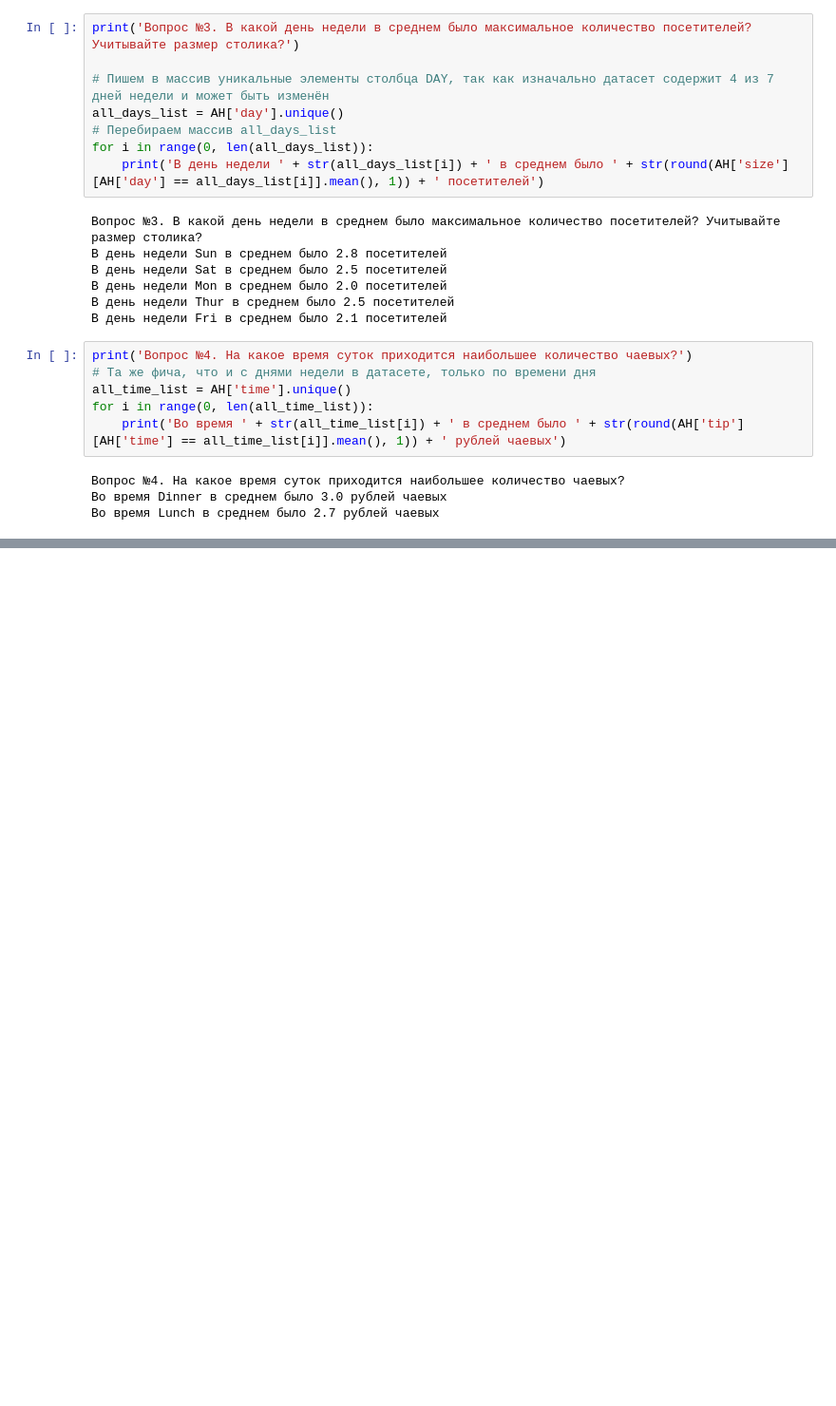
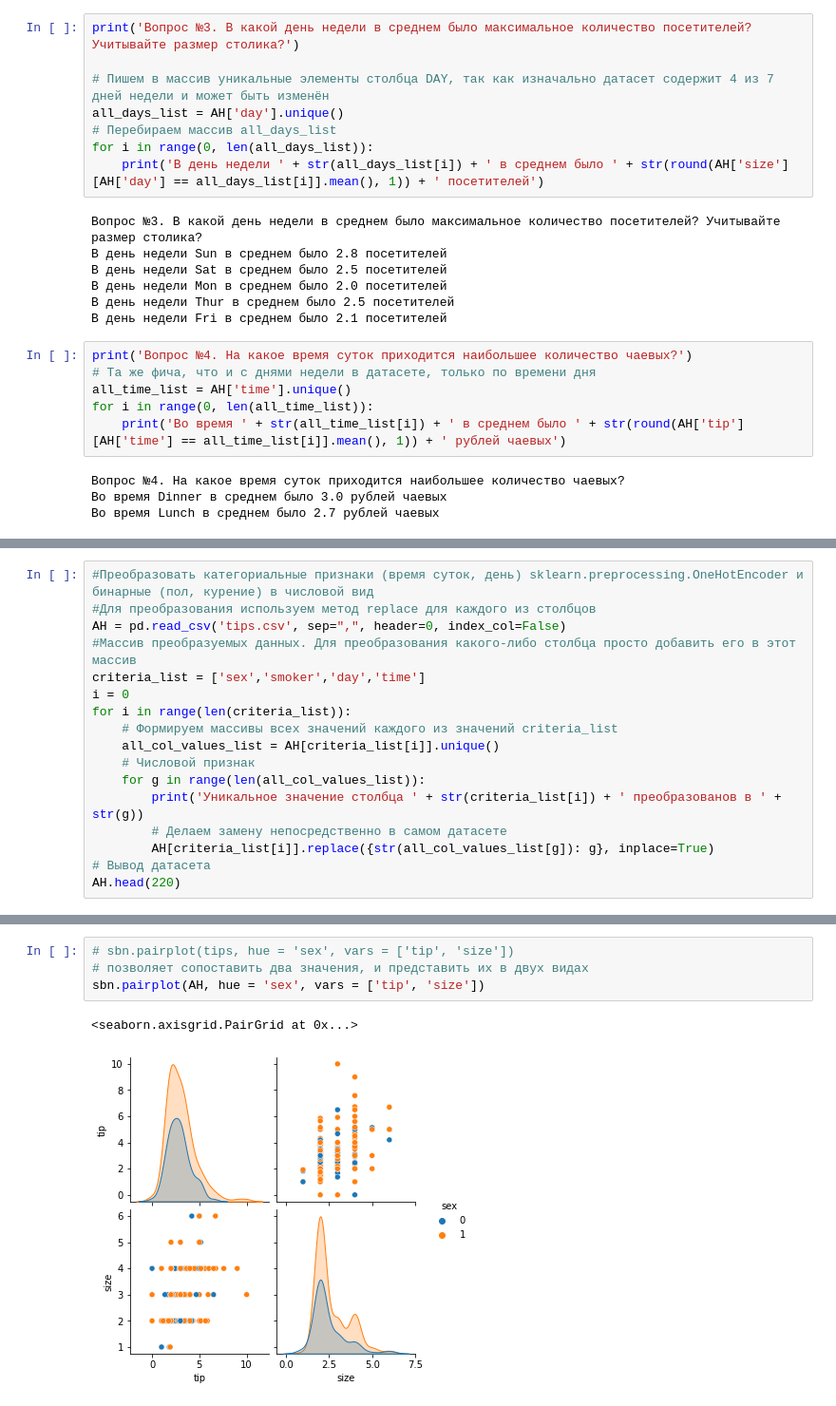
Before and after one commit to Andrew3100/DataScience, a Jupyter notebook: lab1.ipynb, the cells around one changed output, grey strips where cells are left out. Shown at 95% size. Drawn from its saved outputs; the diff is of its cells as text; blank space fills up the shorter version.

```diff
--- a/lab1.ipynb
+++ b/lab1.ipynb
@@ -73,0 +81,17 @@ sbn.barplot(x='day', y='total_bill', hue='smoker', data=AH)
+# %%
+#Преобразовать категориальные признаки (время суток, день) sklearn.preprocessing.OneHotEncoder и бинарные (пол, курение) в числовой вид
+#Для преобразования используем метод replace для каждого из столбцов
+AH = pd.read_csv('tips.csv', sep=",", header=0, index_col=False)
+#Массив преобразуемых данных. Для преобразования какого-либо столбца просто добавить его в этот массив
+criteria_list = ['sex','smoker','day','time']
+i = 0
+for i in range(len(criteria_list)):
+    # Формируем массивы всех значений каждого из значений criteria_list
+    all_col_values_list = AH[criteria_list[i]].unique()
+    # Числовой признак
+    for g in range(len(all_col_values_list)):
+        print('Уникальное значение столбца ' + str(criteria_list[i]) + ' преобразованов в ' + str(g))
+        # Делаем замену непосредственно в самом датасете
+        AH[criteria_list[i]].replace({str(all_col_values_list[g]): g}, inplace=True)
+# Вывод датасета
+AH.head(220)
@@ -73,0 +123,7 @@ sbn.barplot(x='day', y='total_bill', hue='smoker', data=AH)
+# %%
+# sbn.pairplot(tips, hue = 'sex', vars = ['tip', 'size'])
+# позволяет сопоставить два значения, и представить их в двух видах
+sbn.pairplot(AH, hue = 'sex', vars = ['tip', 'size'])
+# %% [output]
+<seaborn.axisgrid.PairGrid at 0x...>
+[figure, added]
```
Also changed, not shown: parts of 5 cells of this notebook.
